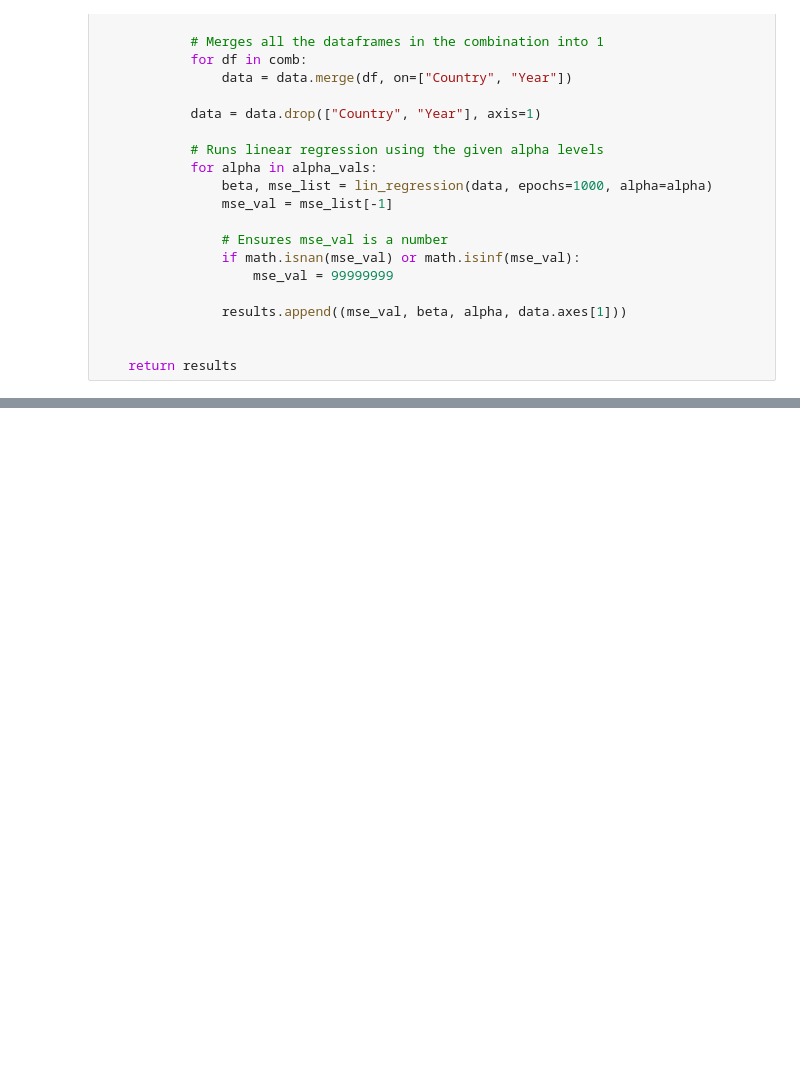
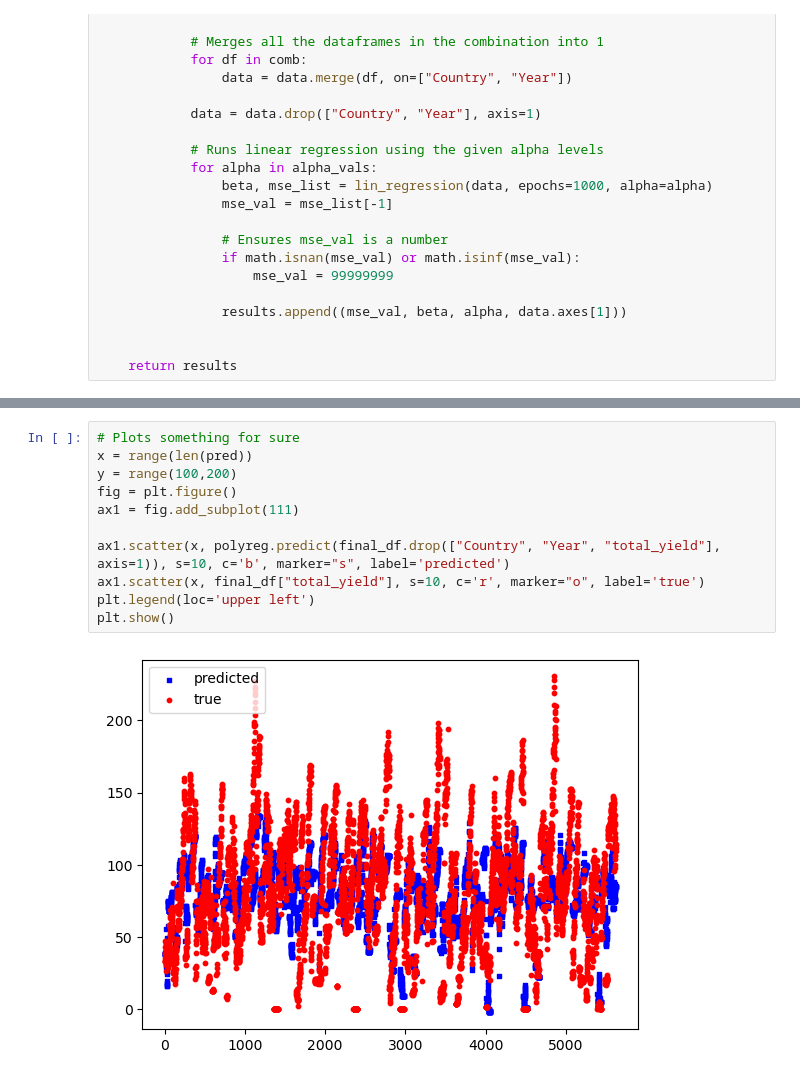
Before and after one commit to elirwater/ds4400-final-project, a Jupyter notebook: regression_model.ipynb, the cells around one changed output, grey strips where cells are left out. Cells and saved outputs as stored; diff of their text form; blank space fills up the shorter version.

```diff
--- a/regression_model.ipynb
+++ b/regression_model.ipynb
@@ -198,0 +217,13 @@ plt.show()
+# %%
+# Plots something for sure
+x = range(len(pred))
+y = range(100,200)
+fig = plt.figure()
+ax1 = fig.add_subplot(111)
+
+ax1.scatter(x, polyreg.predict(final_df.drop(["Country", "Year", "total_yield"], axis=1)), s=10, c='b', marker="s", label='predicted')
+ax1.scatter(x, final_df["total_yield"], s=10, c='r', marker="o", label='true')
+plt.legend(loc='upper left')
+plt.show()
+# %% [output]
+[figure, added]
```
Also changed, not shown: parts of 10 cells of this notebook, 1 other file.
